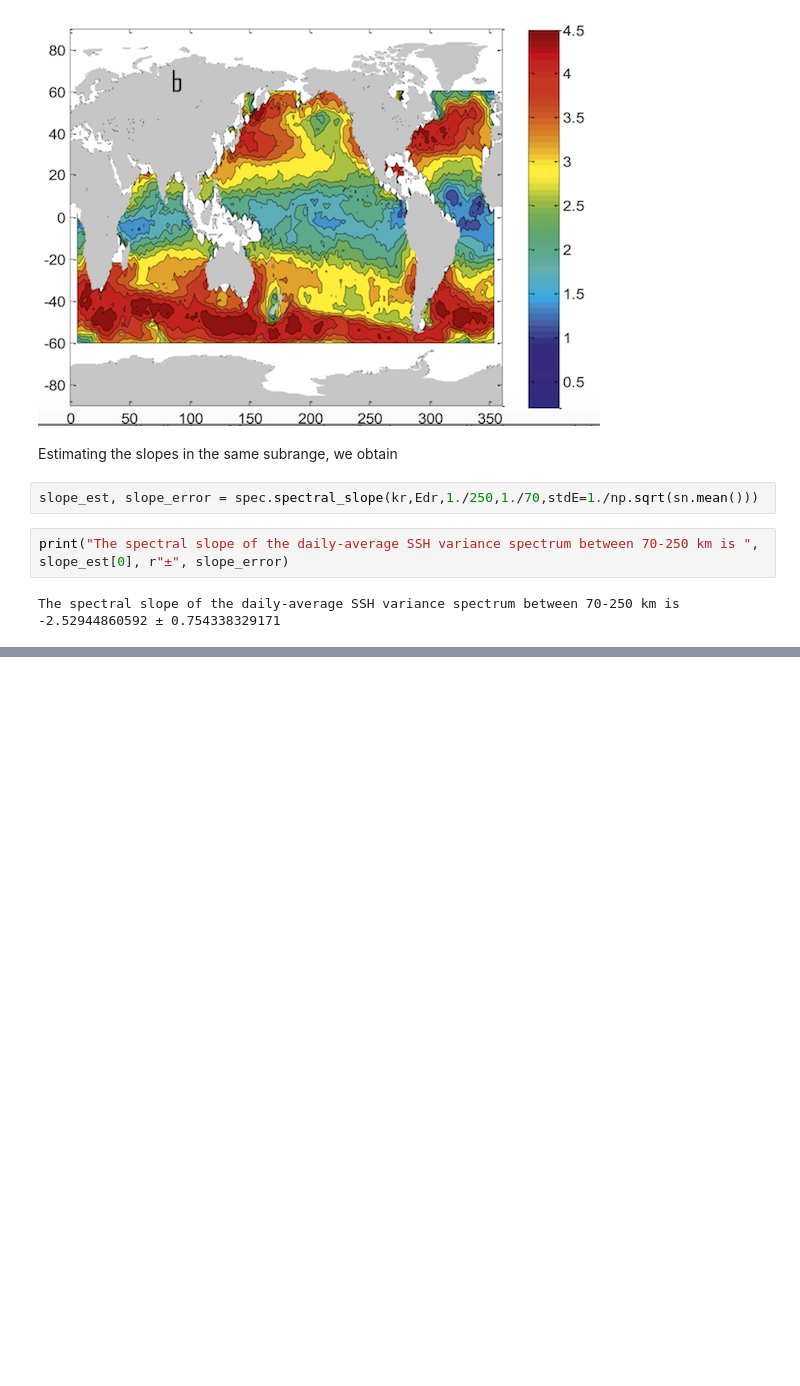
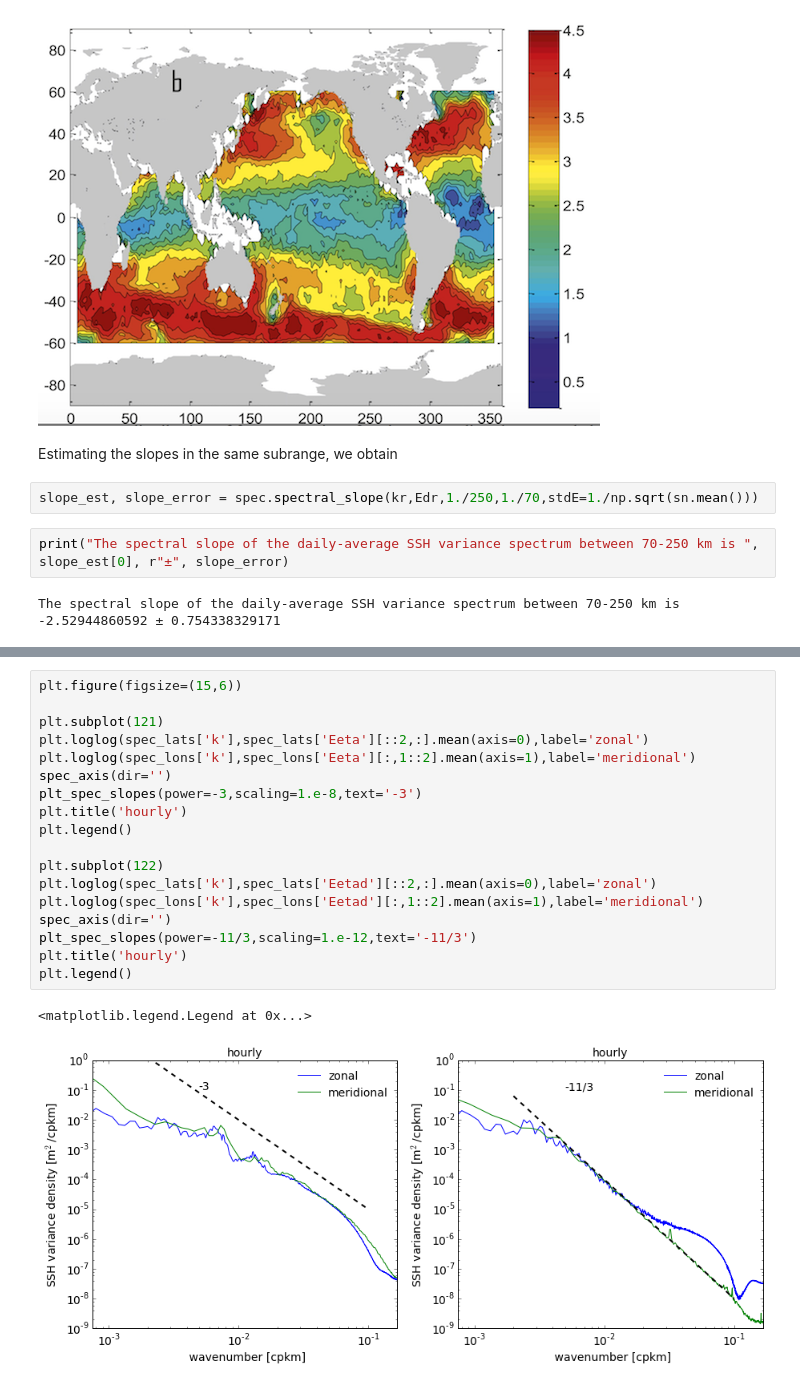
Before and after one commit to cesar-rocha/TropicalPacific, a Jupyter notebook: llc/4320/spectra/TropicalPacificSpectra.ipynb, the cells around one changed output, grey strips where cells are left out. Saved outputs shown, nothing was run; the diff lists cells and outputs as text; blank space fills up the shorter version.

```diff
--- a/llc/4320/spectra/TropicalPacificSpectra.ipynb
+++ b/llc/4320/spectra/TropicalPacificSpectra.ipynb
@@ -251,0 +316,21 @@ The spectral slope of the daily-average SSH variance spectrum between 70-250 km
+# %%
+plt.figure(figsize=(15,6))
+
+plt.subplot(121)
+plt.loglog(spec_lats['k'],spec_lats['Eeta'][::2,:].mean(axis=0),label='zonal')
+plt.loglog(spec_lons['k'],spec_lons['Eeta'][:,1::2].mean(axis=1),label='meridional')
+spec_axis(dir='')
+plt_spec_slopes(power=-3,scaling=1.e-8,text='-3')
+plt.title('hourly')
+plt.legend()
+
+plt.subplot(122)
+plt.loglog(spec_lats['k'],spec_lats['Eetad'][::2,:].mean(axis=0),label='zonal')
+plt.loglog(spec_lons['k'],spec_lons['Eetad'][:,1::2].mean(axis=1),label='meridional')
+spec_axis(dir='')
+plt_spec_slopes(power=-11/3,scaling=1.e-12,text='-11/3')
+plt.title('hourly')
+plt.legend()
+# %% [output]
+<matplotlib.legend.Legend at 0x...>
+[figure, added]
```
Also changed, not shown: parts of 10 cells of this notebook.
